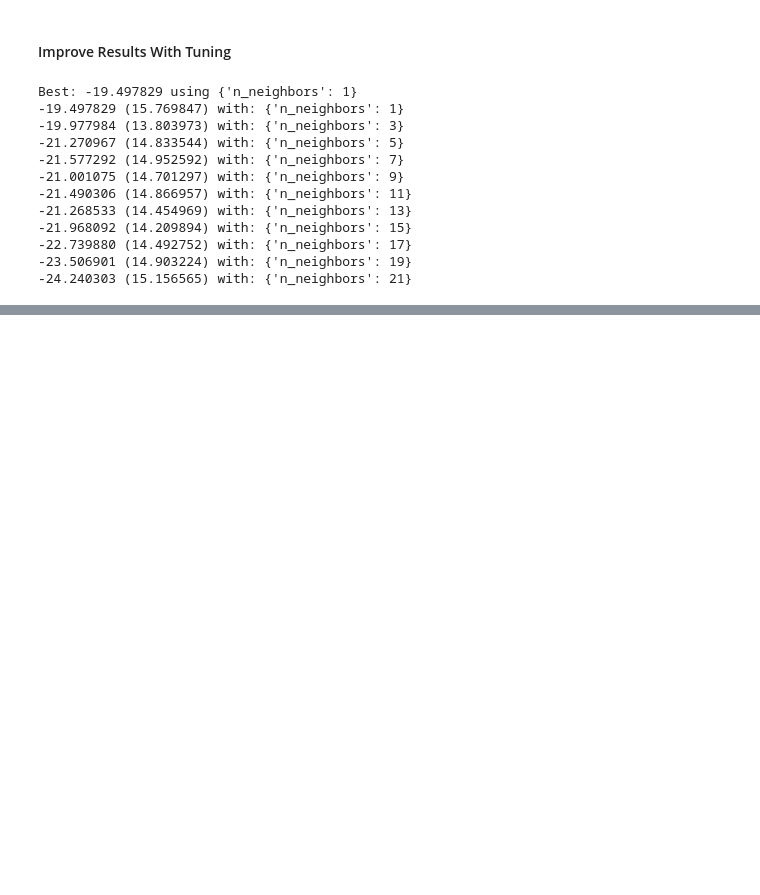
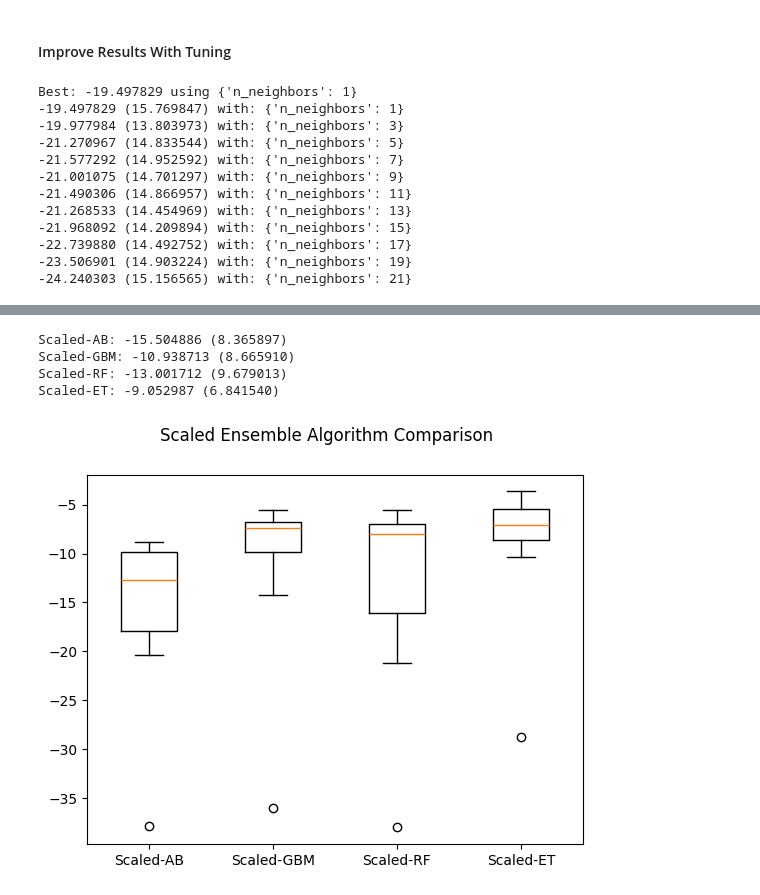
Before and after one commit to Maysha-Khanom-Moon/ml-python-notes, a Jupyter notebook: Chapter_20.ipynb, the cells around one changed output, grey strips where cells are left out. Cells and saved outputs as stored; diff of their text form; code cells hidden in the pictures; blank space fills up the shorter version.

Commit message:
Ensemble Methods for improve the performance

```diff
--- a/Chapter_20.ipynb
+++ b/Chapter_20.ipynb
@@ -276,0 +282,32 @@ Best: -19.497829 using {'n_neighbors': 1}
+# %%
+# ensembles
+ensembles = []
+ensembles.append(('Scaled-AB', Pipeline([('Scaler', StandardScaler()),('AB',AdaBoostRegressor())])))
+ensembles.append(('Scaled-GBM', Pipeline([('Scaler', StandardScaler()),('GBM', GradientBoostingRegressor())])))
+ensembles.append(('Scaled-RF', Pipeline([('Scaler', StandardScaler()),('RF', RandomForestRegressor())])))
+ensembles.append(('Scaled-ET', Pipeline([('Scaler', StandardScaler()),('ET', ExtraTreesRegressor())])))
+# %%
+results = []
+names = []
+for name, model in ensembles:
+    kfold = KFold(n_splits=num_folds, random_state=seed, shuffle=True)
+    cv_results = cross_val_score(model, X_train, y_train, cv=kfold, scoring=scoring)
+    results.append(cv_results)
+    names.append(name)
+    msg = "%s: %f (%f)" % (name, cv_results.mean(), cv_results.std())
+    print(msg)
+# %% [output]
+Scaled-AB: -15.504886 (8.365897)
+Scaled-GBM: -10.938713 (8.665910)
+Scaled-RF: -13.001712 (9.679013)
+Scaled-ET: -9.052987 (6.841540)
+# %%
+# Compare Algorithms
+fig = plt.figure()
+fig.suptitle('Scaled Ensemble Algorithm Comparison')
+ax = fig.add_subplot(111)
+plt.boxplot(results)
+ax.set_xticklabels(names)
+plt.show()
+# %% [output]
+[figure, added]
```
Also changed, not shown: parts of 1 cell of this notebook.
